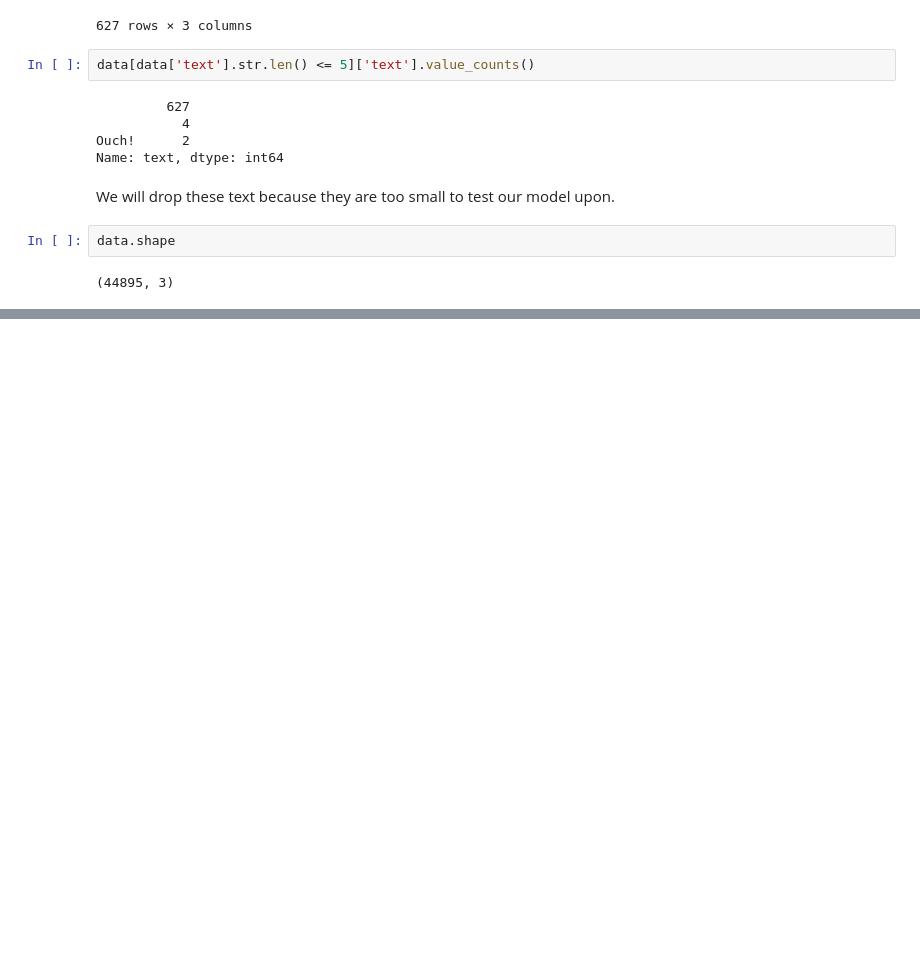
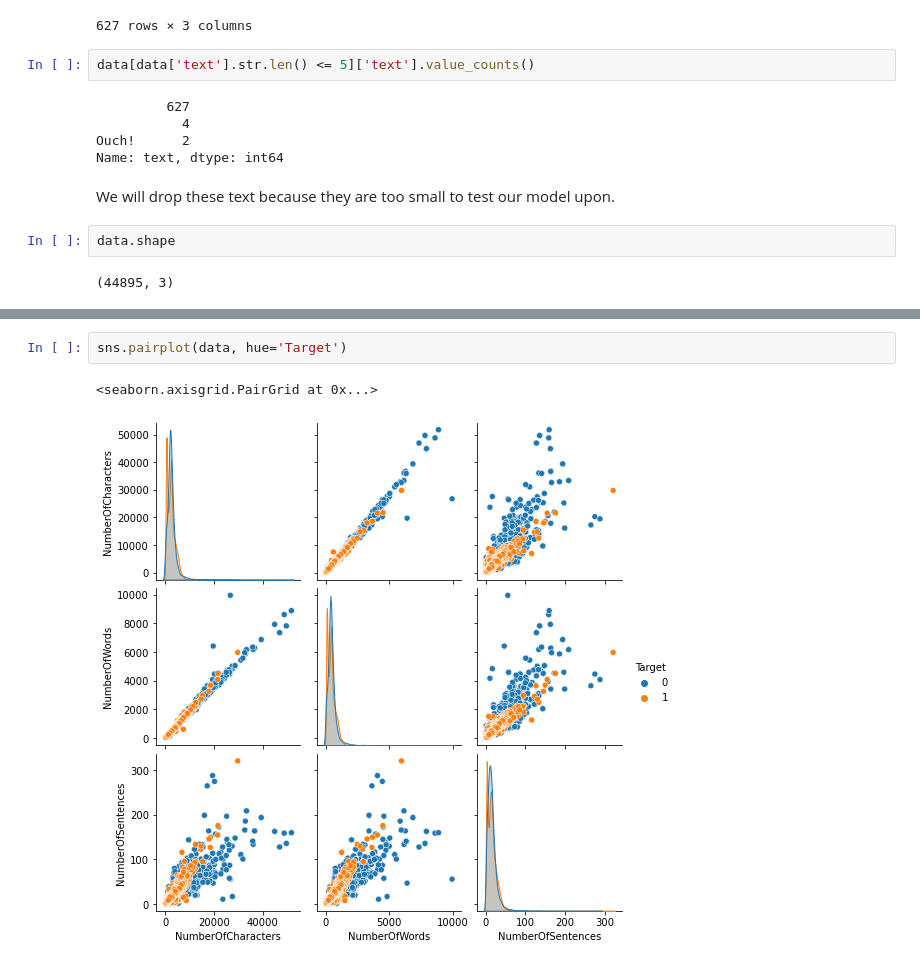
Before and after one commit to Jkhattak/FakeAndRealNews, a Jupyter notebook: main.ipynb, the cells around one changed output, grey strips where cells are left out. Drawn from its saved outputs; the diff is of its cells as text; blank space fills up the shorter version.

```diff
--- a/main.ipynb
+++ b/main.ipynb
@@ -258,0 +395,5 @@ data.value_
+# %%
+sns.pairplot(data, hue='Target')
+# %% [output]
+<seaborn.axisgrid.PairGrid at 0x...>
+[figure, added]
```
Also changed, not shown: parts of 22 cells of this notebook.
